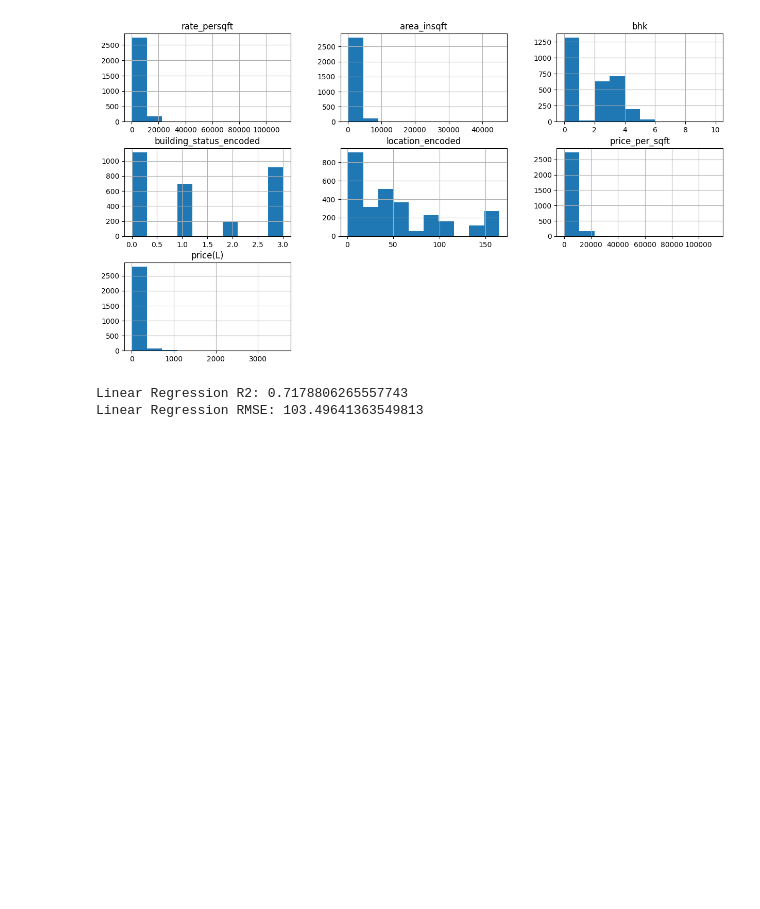
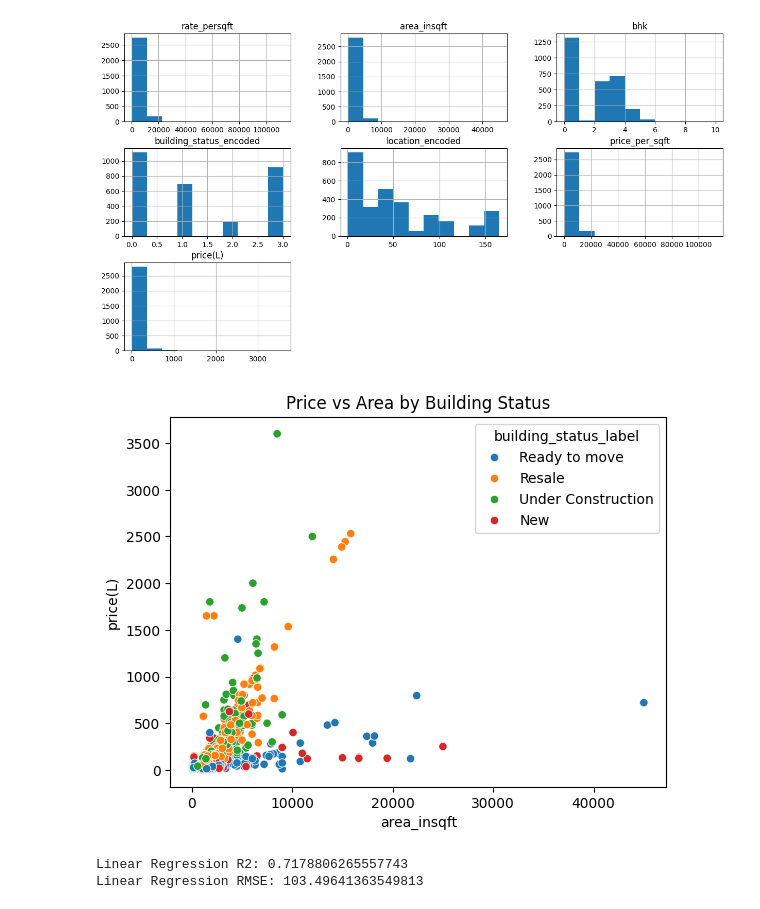
Before and after one commit to Pradeepvasadi-93/House_Price_Prediction, a Jupyter notebook: notebook/house_price_prediction.ipynb, the cells around one changed output. Drawn from its saved outputs; the diff is of its cells as text; code cells hidden in the pictures; blank space fills up the shorter version.

Commit message:
Add data visualize

```diff
--- a/notebook/house_price_prediction.ipynb
+++ b/notebook/house_price_prediction.ipynb
@@ -92,6 +92,19 @@ array([[<Axes: title={'center': 'rate_persqft'}>,
        [<Axes: title={'center': 'price(L)'}>, <Axes: >, <Axes: >]],
       dtype=object)
 [figure]
+# %%
+status_map = {0: "Ready to move",
+              1: "Under Construction",
+              2: "New",
+              3: "Resale"}
+
+train_data["building_status_label"] = train_data["building_status_encoded"].map(status_map)
+
+sns.scatterplot(x="area_insqft", y="price(L)", data=train_data, hue="building_status_label")
+plt.title("Price vs Area by Building Status")
+plt.show()
+# %% [output]
+[figure, added]
 # %%
 scaler = StandardScaler()
 
```
